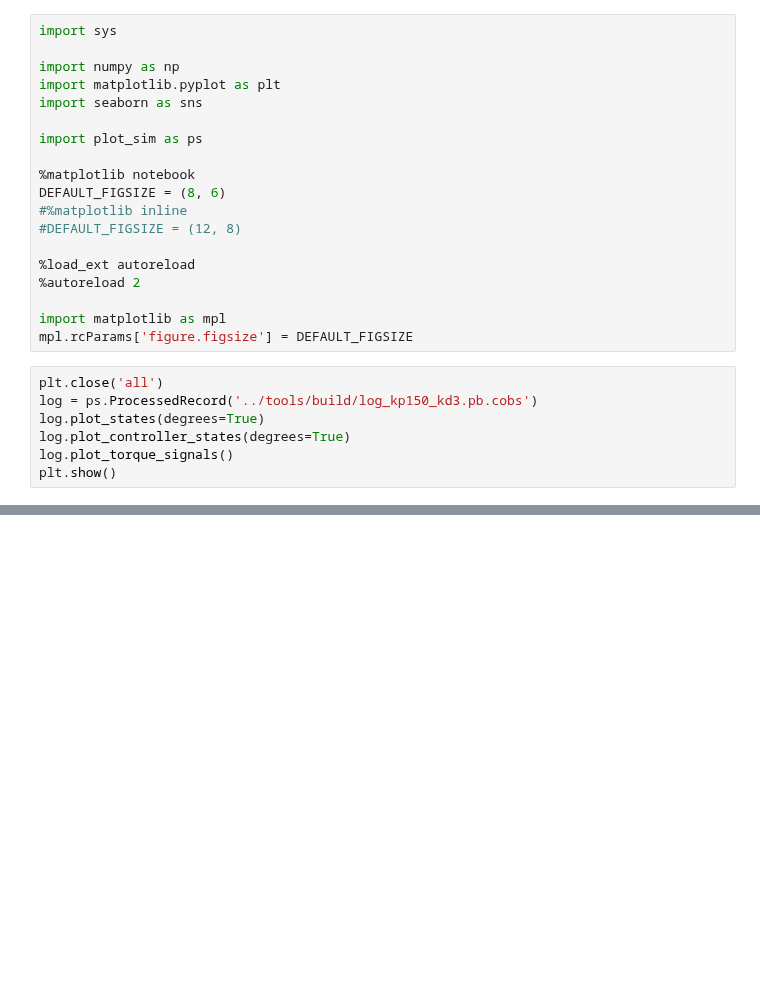
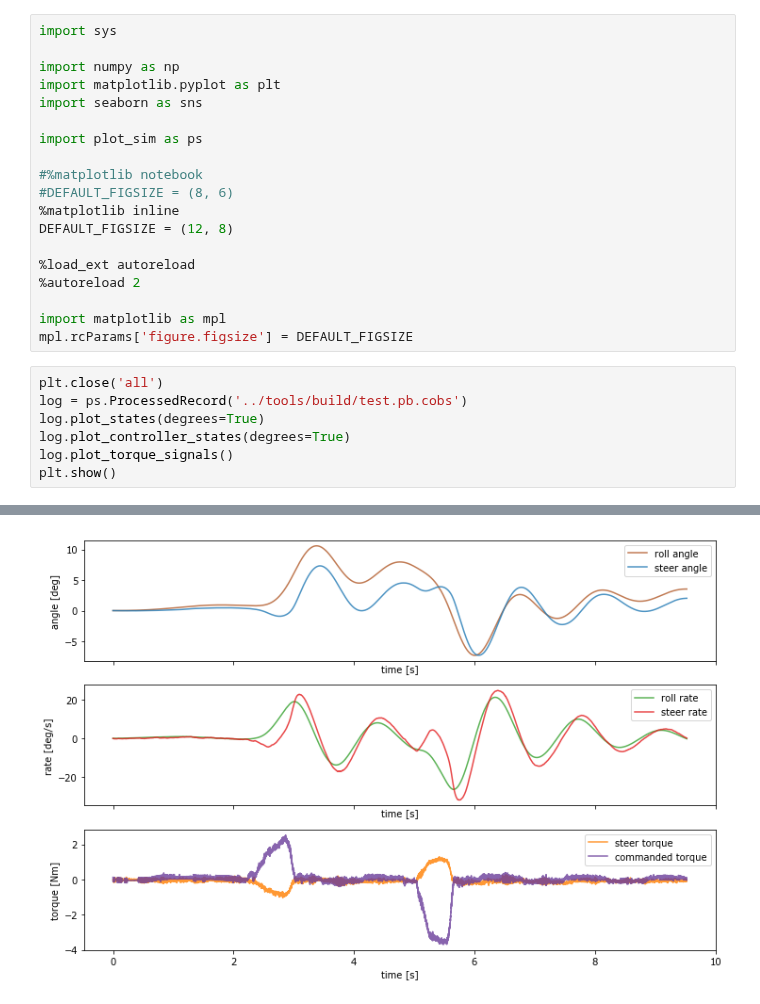
Before and after one commit to oliverlee/phobos, a Jupyter notebook: scripts/plot_simulator_messages.ipynb, the cells around one changed output, grey strips where cells are left out. Drawn from its saved outputs; the diff is of its cells as text; blank space fills up the shorter version.

```diff
--- a/scripts/plot_simulator_messages.ipynb
+++ b/scripts/plot_simulator_messages.ipynb
@@ -7,10 +7,10 @@ import seaborn as sns
 
 import plot_sim as ps
 
-%matplotlib notebook
-DEFAULT_FIGSIZE = (8, 6)
-#%matplotlib inline
-#DEFAULT_FIGSIZE = (12, 8)
+#%matplotlib notebook
+#DEFAULT_FIGSIZE = (8, 6)
+%matplotlib inline
+DEFAULT_FIGSIZE = (12, 8)
 
 %load_ext autoreload
 %autoreload 2
@@ -19,7 +19,7 @@ import matplotlib as mpl
 mpl.rcParams['figure.figsize'] = DEFAULT_FIGSIZE
 # %%
 plt.close('all')
-log = ps.ProcessedRecord('../tools/build/log_kp150_kd3.pb.cobs')
+log = ps.ProcessedRecord('../tools/build/test.pb.cobs')
 log.plot_states(degrees=True)
 log.plot_controller_states(degrees=True)
 log.plot_torque_signals()
@@ -33,0 +28 @@ plt.show()
+[figure, added]
```
Also changed, not shown: parts of 1 cell of this notebook, 2 other files.
